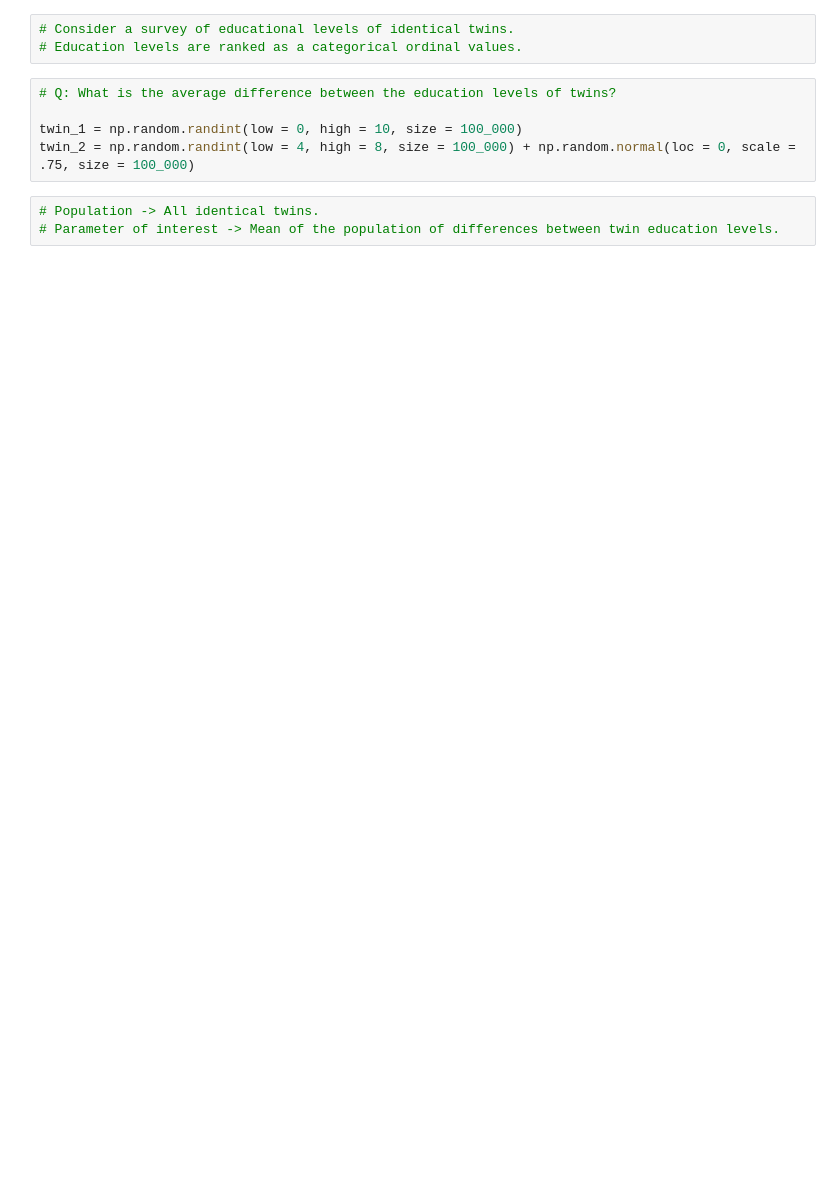
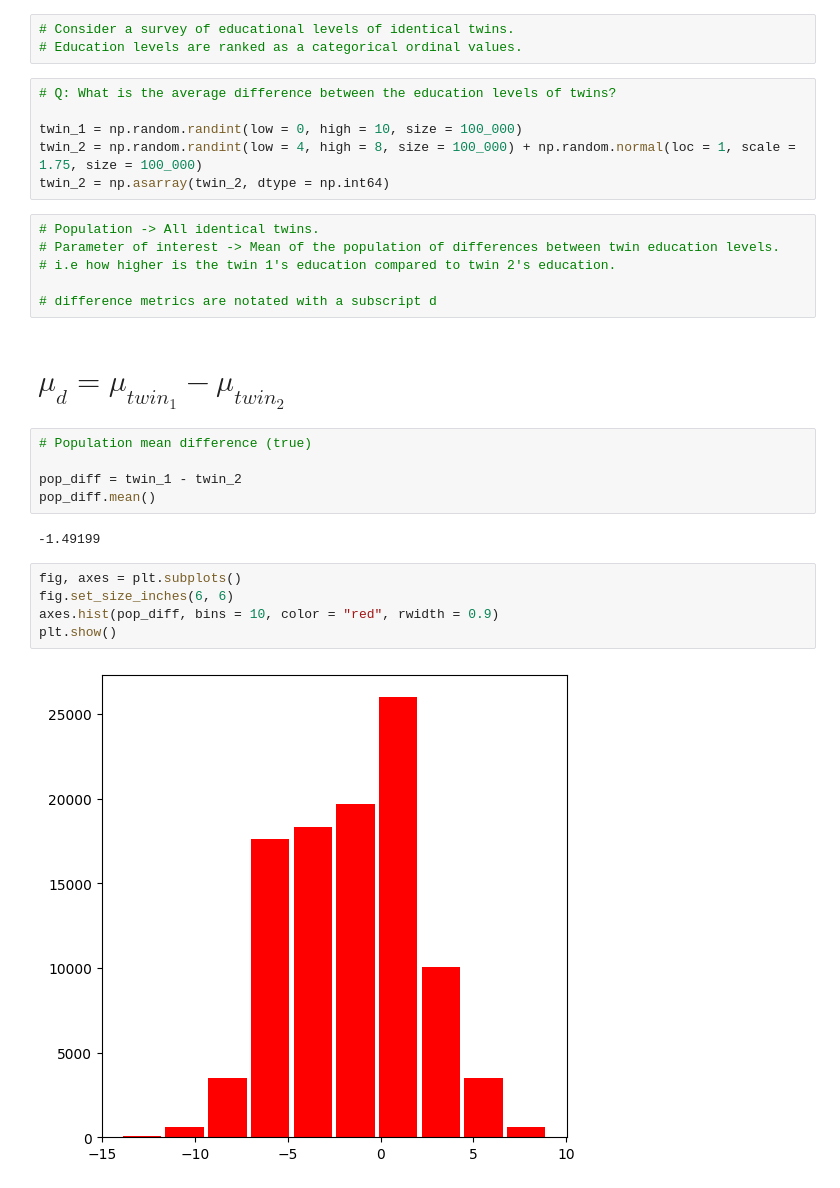
Before and after one commit to anoban/Inferential-Statistical-Analysis-with-Python, a Jupyter notebook: anoban/Estimating a Mean Difference for Paired Data.ipynb, the cells around one changed output. Cells and saved outputs as stored; diff of their text form; blank space fills up the shorter version.

```diff
--- a/anoban/Estimating a Mean Difference for Paired Data.ipynb
+++ b/anoban/Estimating a Mean Difference for Paired Data.ipynb
@@ -20,7 +21,27 @@ import matplotlib.pyplot as plt
 # Q: What is the average difference between the education levels of twins?
 
 twin_1 = np.random.randint(low = 0, high = 10, size = 100_000)
-twin_2 = np.random.randint(low = 4, high = 8, size = 100_000) + np.random.normal(loc = 0, scale = .75, size = 100_000)
+twin_2 = np.random.randint(low = 4, high = 8, size = 100_000) + np.random.normal(loc = 1, scale = 1.75, size = 100_000)
+twin_2 = np.asarray(twin_2, dtype = np.int64)
 # %%
 # Population -> All identical twins.
 # Parameter of interest -> Mean of the population of differences between twin education levels.
+# i.e how higher is the twin 1's education compared to twin 2's education.
+
+# difference metrics are notated with a subscript d
+# %% [markdown]
+# ___$\mu_d = \mu_{twin_1} - \mu_{twin_2}$___
+# %%
+# Population mean difference (true)
+
+pop_diff = twin_1 - twin_2
+pop_diff.mean()
+# %% [output]
+-1.49199
+# %%
+fig, axes = plt.subplots()
+fig.set_size_inches(6, 6)
+axes.hist(pop_diff, bins = 10, color = "red", rwidth = 0.9)
+plt.show()
+# %% [output]
+[figure, added]
```
Also changed, not shown: parts of 14 cells of this notebook.
